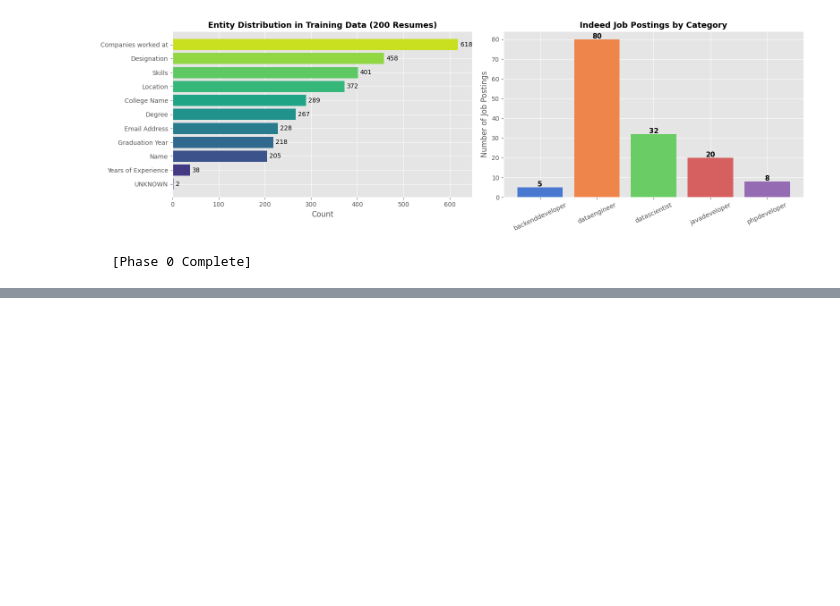
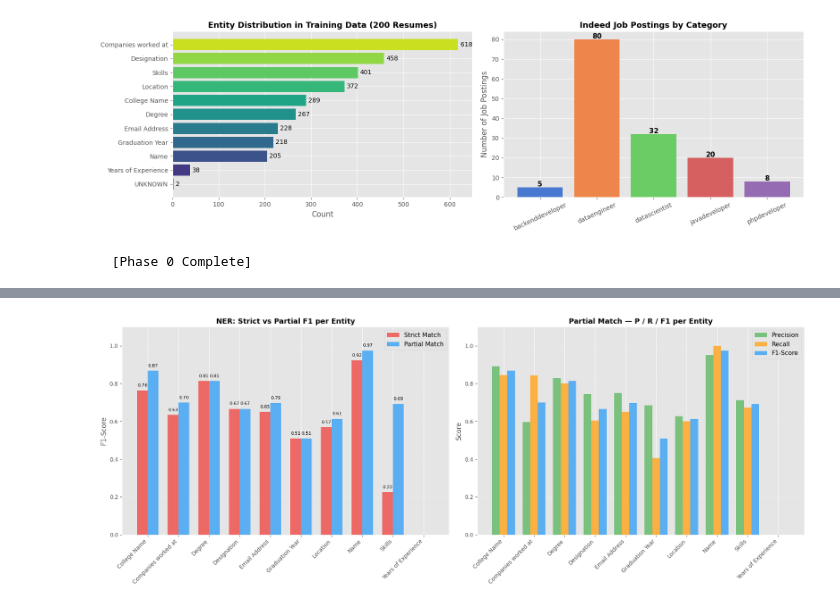
Before and after one commit to alabhastam/recom-sys, a Jupyter notebook: bi-recom-sys-2.ipynb, the cells around one changed output, grey strips where cells are left out. Cells and saved outputs as stored; diff of their text form; code cells hidden in the pictures; blank space fills up the shorter version.

```diff
--- a/bi-recom-sys-2.ipynb
+++ b/bi-recom-sys-2.ipynb
@@ -379,0 +517,54 @@ print(f"  Model saved to: {MODEL_SAVE_DIR}")
+# %%
+# =====================================================================
+#  PHASE 1.7 — Visualization: Strict vs Partial F1 Comparison
+# =====================================================================
+
+active_labels = [l for l in ENTITY_LABELS if strict_results[l]["support"] > 0]
+strict_f1  = [strict_results[l]["f1"]  for l in active_labels]
+partial_f1 = [partial_results[l]["f1"] for l in active_labels]
+
+fig, axes = plt.subplots(1, 2, figsize=(18, 7))
+x = np.arange(len(active_labels))
+w = 0.35
+
+# --- Left: Strict vs Partial F1 ---
+ax1 = axes[0]
+b1 = ax1.bar(x - w/2, strict_f1,  w, label="Strict Match",  color="#EF5350", alpha=0.85)
+b2 = ax1.bar(x + w/2, partial_f1, w, label="Partial Match", color="#42A5F5", alpha=0.85)
+ax1.set_xticks(x)
+ax1.set_xticklabels(active_labels, rotation=45, ha="right", fontsize=10)
+ax1.set_ylabel("F1-Score", fontsize=12)
+ax1.set_title("NER: Strict vs Partial F1 per Entity", fontsize=13, fontweight="bold")
+ax1.legend(fontsize=11)
+ax1.set_ylim(0, 1.1)
+ax1.grid(axis="y", alpha=0.3)
+for bar in b1:
+    if bar.get_height() > 0:
+        ax1.text(bar.get_x()+bar.get_width()/2, bar.get_height()+0.02,
+                 f"{bar.get_height():.2f}", ha="center", fontsize=8)
+for bar in b2:
+    if bar.get_height() > 0:
+        ax1.text(bar.get_x()+bar.get_width()/2, bar.get_height()+0.02,
+                 f"{bar.get_height():.2f}", ha="center", fontsize=8)
+
+# --- Right: Partial P/R/F1 detail ---
+precs = [partial_results[l]["precision"] for l in active_labels]
+recs  = [partial_results[l]["recall"]    for l in active_labels]
+w2 = 0.25
+ax2 = axes[1]
+ax2.bar(x - w2, precs,      w2, label="Precision", color="#66BB6A", alpha=0.85)
+ax2.bar(x,      recs,       w2, label="Recall",    color="#FFA726", alpha=0.85)
+ax2.bar(x + w2, partial_f1, w2, label="F1-Score",  color="#42A5F5", alpha=0.85)
+ax2.set_xticks(x)
+ax2.set_xticklabels(active_labels, rotation=45, ha="right", fontsize=10)
+ax2.set_ylabel("Score", fontsize=12)
+ax2.set_title("Partial Match — P / R / F1 per Entity", fontsize=13, fontweight="bold")
+ax2.legend(fontsize=11)
+ax2.set_ylim(0, 1.1)
+ax2.grid(axis="y", alpha=0.3)
+
+plt.tight_layout()
+plt.savefig("/kaggle/working/phase1_ner_evaluation.png", dpi=150, bbox_inches="tight")
+plt.show()
+# %% [output]
+[figure, added]
```
Also changed, not shown: parts of 5 cells of this notebook.
